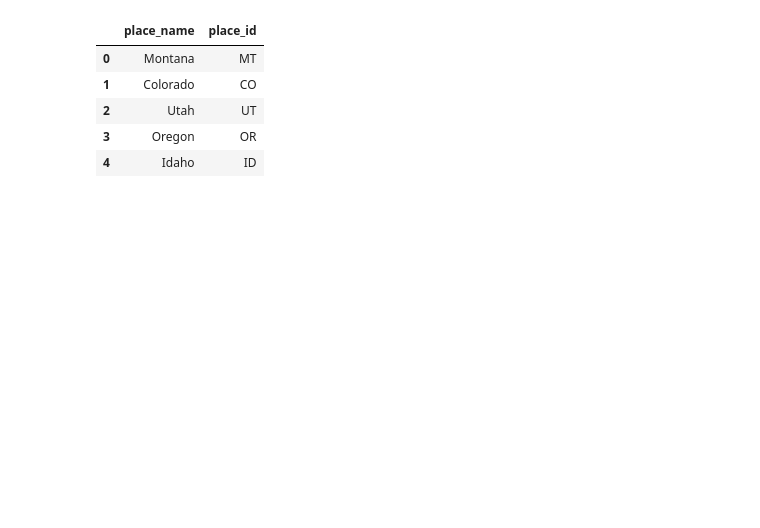
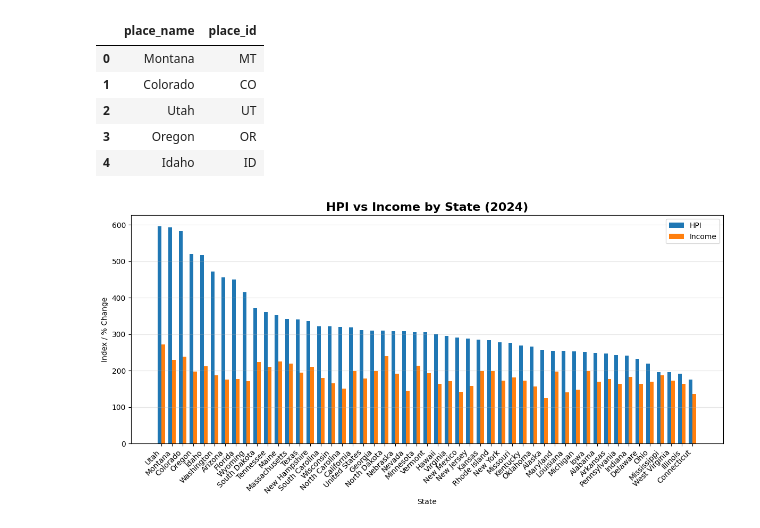
Before and after one commit to rhyman7/Home_Price_v_Median_Income_1991-2024, a Jupyter notebook: sql_and_visuals.ipynb, the cells around one changed output. Saved outputs shown, nothing was run; the diff lists cells and outputs as text; code cells hidden in the pictures; blank space fills up the shorter version.

```diff
--- a/sql_and_visuals.ipynb
+++ b/sql_and_visuals.ipynb
@@ -320 +343,38 @@ fig.update_layout(height=500, width=800)
 fig.show()
+# %%
+bar_df = query("""
+SELECT
+    h.place_name,
+    h.index_nsa AS hpi,
+    m.change AS income_index
+FROM hpi h
+JOIN medinc m
+    ON h.place_name = m.place_name
+    AND h.yr = m.yr
+WHERE h.yr = 2024
+""")
+# %%
+
+bar_df = bar_df.sort_values('hpi', ascending=False)
+
+x = np.arange(len(bar_df))
+width = 0.35
+
+plt.figure(figsize=(12, 6))
+
+plt.bar(x - width/2, bar_df['hpi'], width, label='HPI')
+plt.bar(x + width/2, bar_df['income_index'], width, label='Income')
+
+# Labels
+plt.xticks(x, bar_df['place_name'], rotation=45, ha='right')
+plt.title('HPI vs Income by State (2024)', fontsize=16, weight='bold')
+plt.ylabel('Index / % Change')
+plt.xlabel('State')
+
+plt.legend()
+plt.grid(axis='y', alpha=0.3)
+
+plt.tight_layout()
+plt.show()
+# %% [output]
+[figure, added]
```
Also changed, not shown: parts of 7 cells of this notebook, 4 other files.
